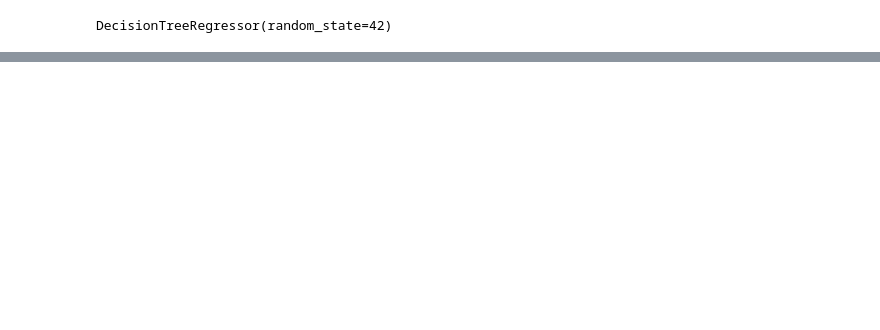
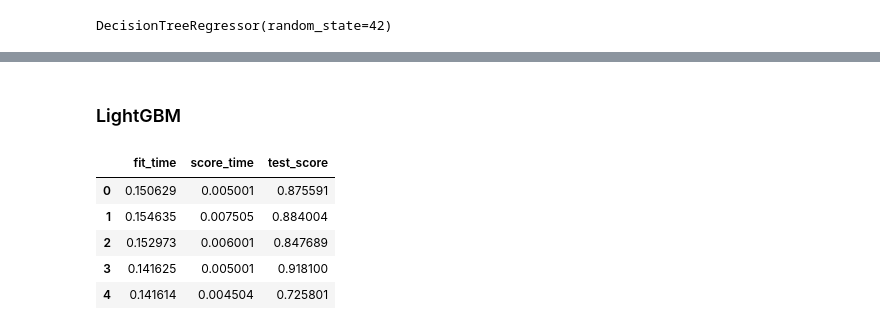
Before and after one commit to kauansacramento/energy-demand-forecast, a Jupyter notebook: energy_demand_forecast.ipynb, the cells around one changed output, grey strips where cells are left out. Saved outputs shown, nothing was run; the diff lists cells and outputs as text; code cells hidden in the pictures; blank space fills up the shorter version.

```diff
--- a/energy_demand_forecast.ipynb
+++ b/energy_demand_forecast.ipynb
@@ -273,0 +275,2 @@ plt.show()
+# %% [markdown]
+### LightGBM
@@ -273,0 +283,11 @@ plt.show()
+# %%
+cv_lgbm = pd.DataFrame(cross_validate(lgbm, X_train_scaled, y_train, cv=5, scoring='r2'))
+# %%
+cv_lgbm.head()
+# %% [output]
+|  | fit_time | score_time | test_score |
+| 0 | 0.150629 | 0.005001 | 0.875591 |
+| 1 | 0.154635 | 0.007505 | 0.884004 |
+| 2 | 0.152973 | 0.006001 | 0.847689 |
+| 3 | 0.141625 | 0.005001 | 0.918100 |
+| 4 | 0.141614 | 0.004504 | 0.725801 |
```
Also changed, not shown: parts of 13 cells of this notebook.
